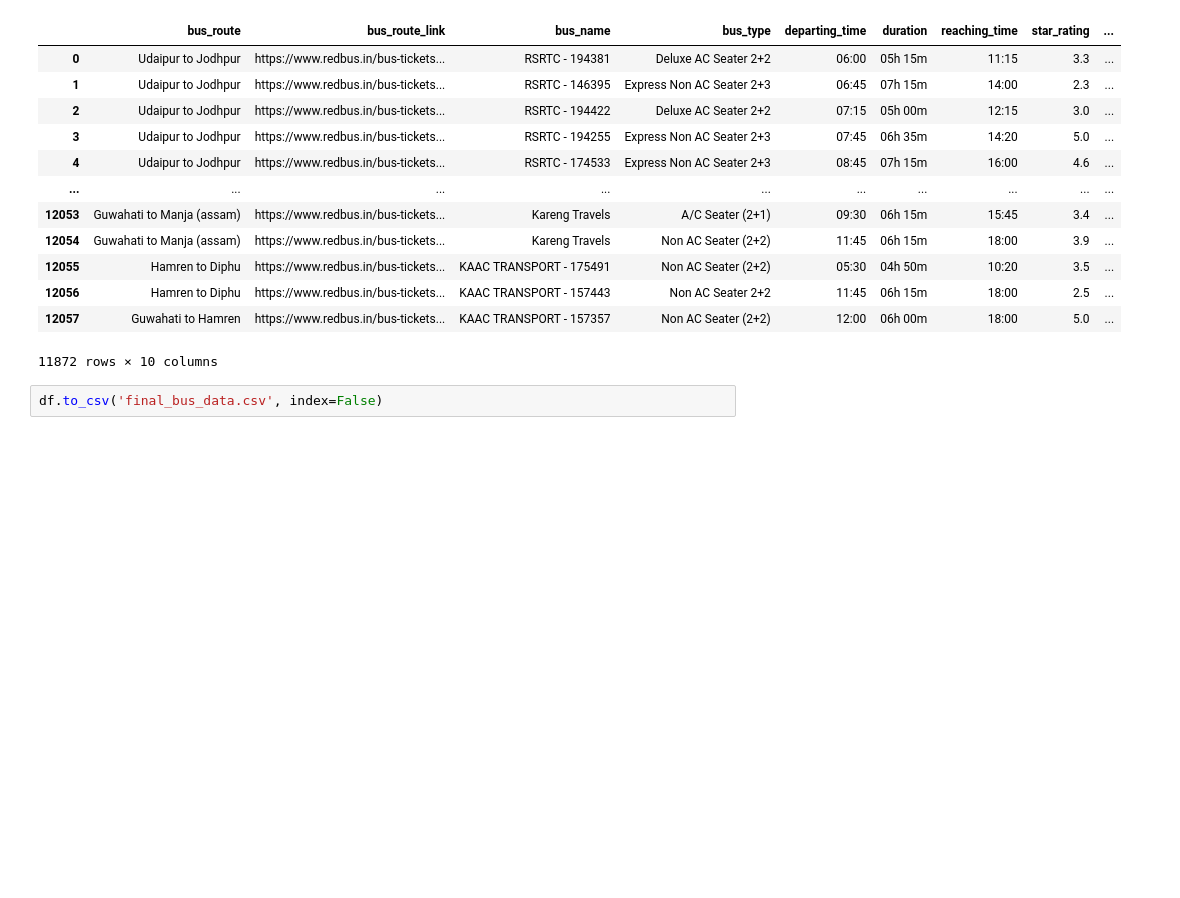
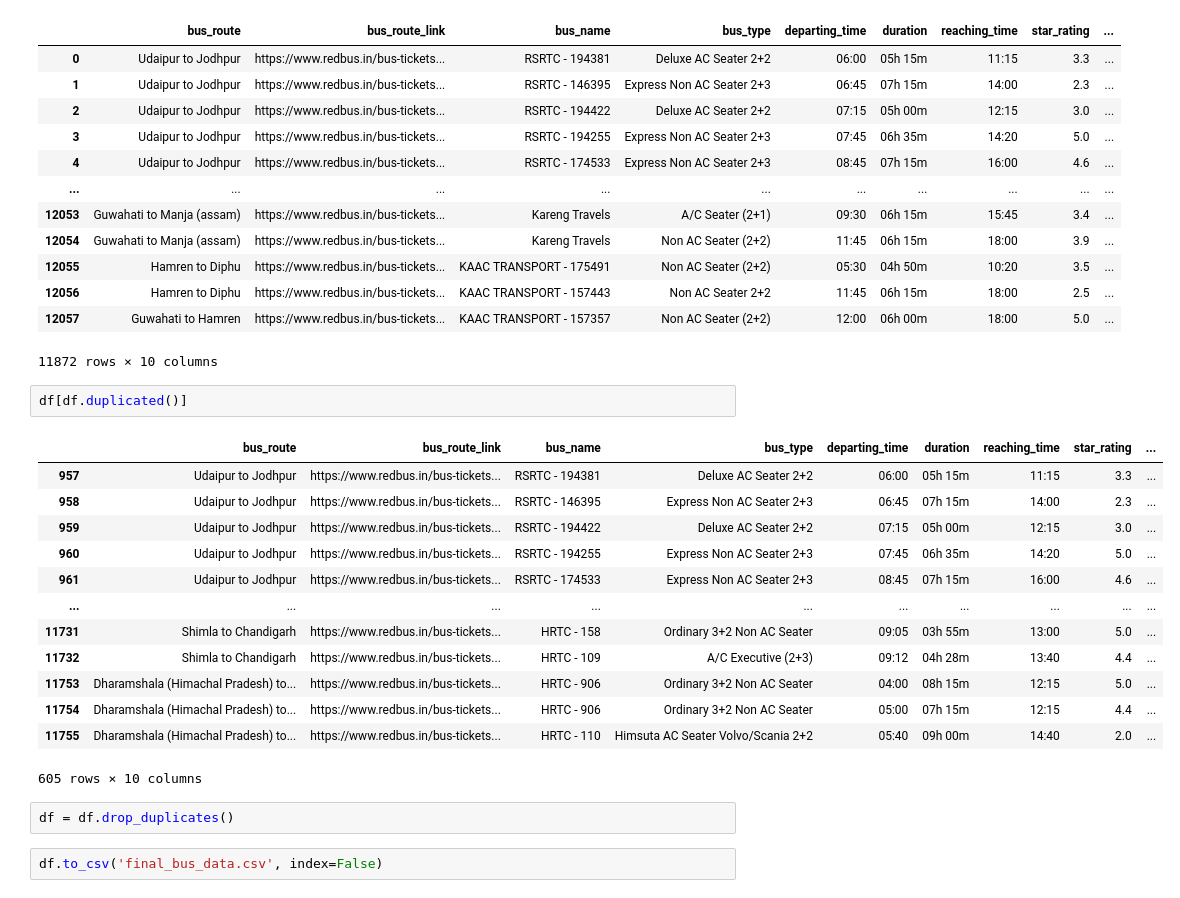
Before and after one commit to sethu45/redbus-data-scraping, a Jupyter notebook: data_preprocessing.ipynb, the cells around one changed output. Saved outputs shown, nothing was run; the diff lists cells and outputs as text; blank space fills up the shorter version.

```diff
--- a/data_preprocessing.ipynb
+++ b/data_preprocessing.ipynb
@@ -89,6 +95,24 @@ df
 | 12056 | Hamren to Diphu | https://www.redbus.in/bus-tickets... | KAAC TRANSPORT - 157443 | Non AC Seater 2+2 | 11:45 | 06h 15m | 18:00 | 2.5 | ... |
 | 12057 | Guwahati to Hamren | https://www.redbus.in/bus-tickets... | KAAC TRANSPORT - 157357 | Non AC Seater (2+2) | 12:00 | 06h 00m | 18:00 | 5.0 | ... |
 11872 rows × 10 columns
+# %%
+df[df.duplicated()]
+# %% [output]
+|  | bus_route | bus_route_link | bus_name | bus_type | departing_time | duration | reaching_time | star_rating | ... |
+| 957 | Udaipur to Jodhpur | https://www.redbus.in/bus-tickets... | RSRTC - 194381 | Deluxe AC Seater 2+2 | 06:00 | 05h 15m | 11:15 | 3.3 | ... |
+| 958 | Udaipur to Jodhpur | https://www.redbus.in/bus-tickets... | RSRTC - 146395 | Express Non AC Seater 2+3 | 06:45 | 07h 15m | 14:00 | 2.3 | ... |
+| 959 | Udaipur to Jodhpur | https://www.redbus.in/bus-tickets... | RSRTC - 194422 | Deluxe AC Seater 2+2 | 07:15 | 05h 00m | 12:15 | 3.0 | ... |
+| 960 | Udaipur to Jodhpur | https://www.redbus.in/bus-tickets... | RSRTC - 194255 | Express Non AC Seater 2+3 | 07:45 | 06h 35m | 14:20 | 5.0 | ... |
+| 961 | Udaipur to Jodhpur | https://www.redbus.in/bus-tickets... | RSRTC - 174533 | Express Non AC Seater 2+3 | 08:45 | 07h 15m | 16:00 | 4.6 | ... |
+| ... | ... | ... | ... | ... | ... | ... | ... | ... | ... |
+| 11731 | Shimla to Chandigarh | https://www.redbus.in/bus-tickets... | HRTC - 158 | Ordinary 3+2 Non AC Seater | 09:05 | 03h 55m | 13:00 | 5.0 | ... |
+| 11732 | Shimla to Chandigarh | https://www.redbus.in/bus-tickets... | HRTC - 109 | A/C Executive (2+3) | 09:12 | 04h 28m | 13:40 | 4.4 | ... |
+| 11753 | Dharamshala (Himachal Pradesh) to... | https://www.redbus.in/bus-tickets... | HRTC - 906 | Ordinary 3+2 Non AC Seater | 04:00 | 08h 15m | 12:15 | 5.0 | ... |
+| 11754 | Dharamshala (Himachal Pradesh) to... | https://www.redbus.in/bus-tickets... | HRTC - 906 | Ordinary 3+2 Non AC Seater | 05:00 | 07h 15m | 12:15 | 4.4 | ... |
+| 11755 | Dharamshala (Himachal Pradesh) to... | https://www.redbus.in/bus-tickets... | HRTC - 110 | Himsuta AC Seater Volvo/Scania 2+2 | 05:40 | 09h 00m | 14:40 | 2.0 | ... |
+605 rows × 10 columns
+# %%
+df = df.drop_duplicates()
 # %%
 df.to_csv('final_bus_data.csv', index=False)
 # %% [markdown]
```
Also changed, not shown: parts of 3 cells of this notebook, 2 other files.
